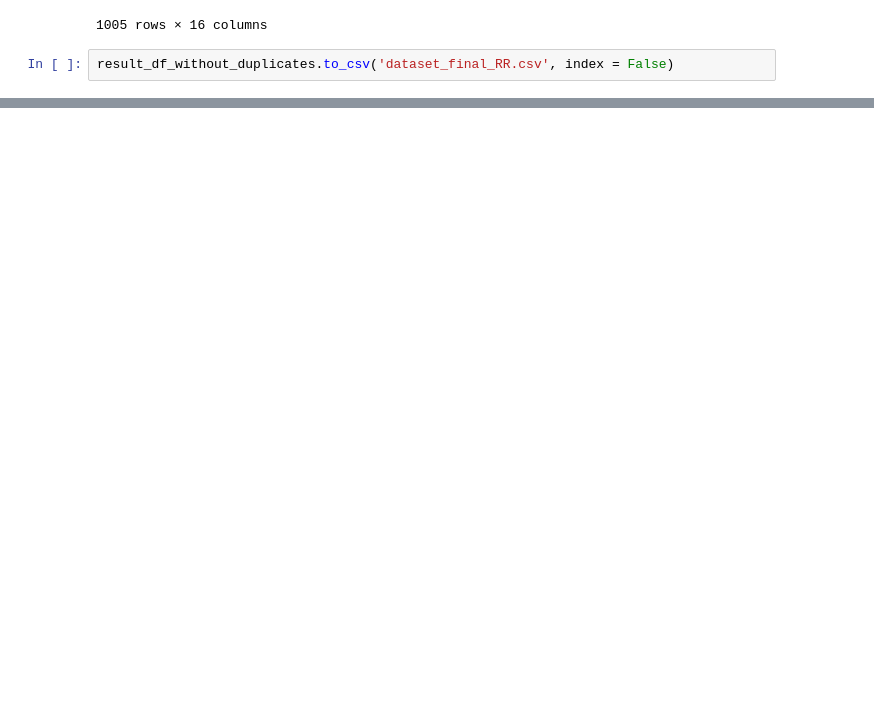
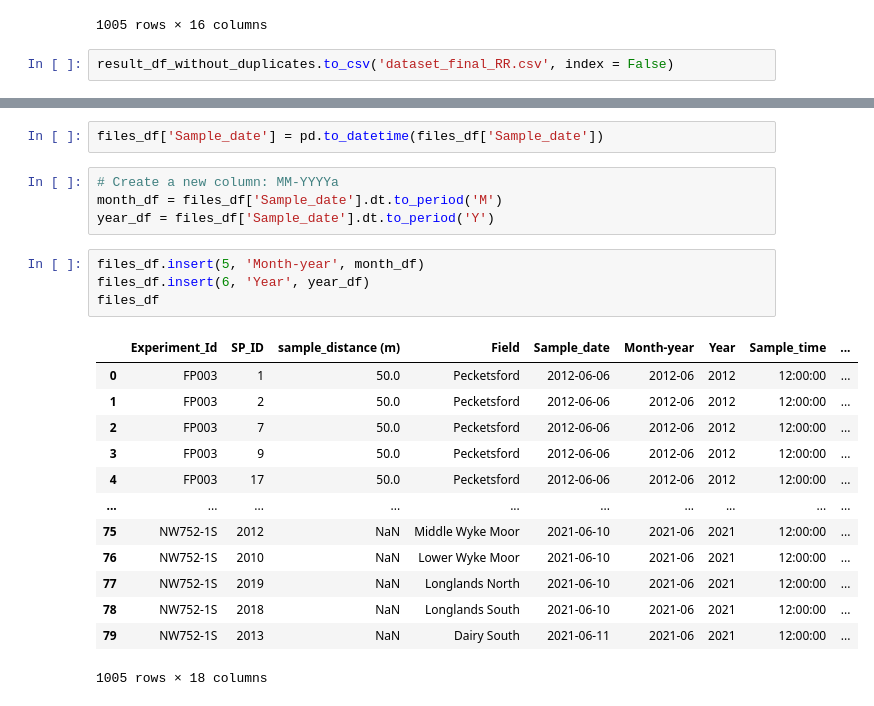
Before and after one commit to neli12/project-carbon-RR, a Jupyter notebook: First steps in analysing RR data.ipynb, the cells around one changed output, grey strips where cells are left out. Drawn from its saved outputs; the diff is of its cells as text; blank space fills up the shorter version.

```diff
--- a/First steps in analysing RR data.ipynb
+++ b/First steps in analysing RR data.ipynb
@@ -936,0 +897,24 @@ group_month
+# %%
+files_df['Sample_date'] = pd.to_datetime(files_df['Sample_date'])
+# %%
+# Create a new column: MM-YYYYa
+month_df = files_df['Sample_date'].dt.to_period('M')
+year_df = files_df['Sample_date'].dt.to_period('Y')
+# %%
+files_df.insert(5, 'Month-year', month_df)
+files_df.insert(6, 'Year', year_df)
+files_df
+# %% [output]
+|  | Experiment_Id | SP_ID | sample_distance (m) | Field | Sample_date | Month-year | Year | Sample_time | ... |
+| 0 | FP003 | 1 | 50.0 | Pecketsford | 2012-06-06 | 2012-06 | 2012 | 12:00:00 | ... |
+| 1 | FP003 | 2 | 50.0 | Pecketsford | 2012-06-06 | 2012-06 | 2012 | 12:00:00 | ... |
+| 2 | FP003 | 7 | 50.0 | Pecketsford | 2012-06-06 | 2012-06 | 2012 | 12:00:00 | ... |
+| 3 | FP003 | 9 | 50.0 | Pecketsford | 2012-06-06 | 2012-06 | 2012 | 12:00:00 | ... |
+| 4 | FP003 | 17 | 50.0 | Pecketsford | 2012-06-06 | 2012-06 | 2012 | 12:00:00 | ... |
+| ... | ... | ... | ... | ... | ... | ... | ... | ... | ... |
+| 75 | NW752-1S | 2012 | NaN | Middle Wyke Moor | 2021-06-10 | 2021-06 | 2021 | 12:00:00 | ... |
+| 76 | NW752-1S | 2010 | NaN | Lower Wyke Moor | 2021-06-10 | 2021-06 | 2021 | 12:00:00 | ... |
+| 77 | NW752-1S | 2019 | NaN | Longlands North | 2021-06-10 | 2021-06 | 2021 | 12:00:00 | ... |
+| 78 | NW752-1S | 2018 | NaN | Longlands South | 2021-06-10 | 2021-06 | 2021 | 12:00:00 | ... |
+| 79 | NW752-1S | 2013 | NaN | Dairy South | 2021-06-11 | 2021-06 | 2021 | 12:00:00 | ... |
+1005 rows × 18 columns
```
Also changed, not shown: parts of 31 cells of this notebook.
